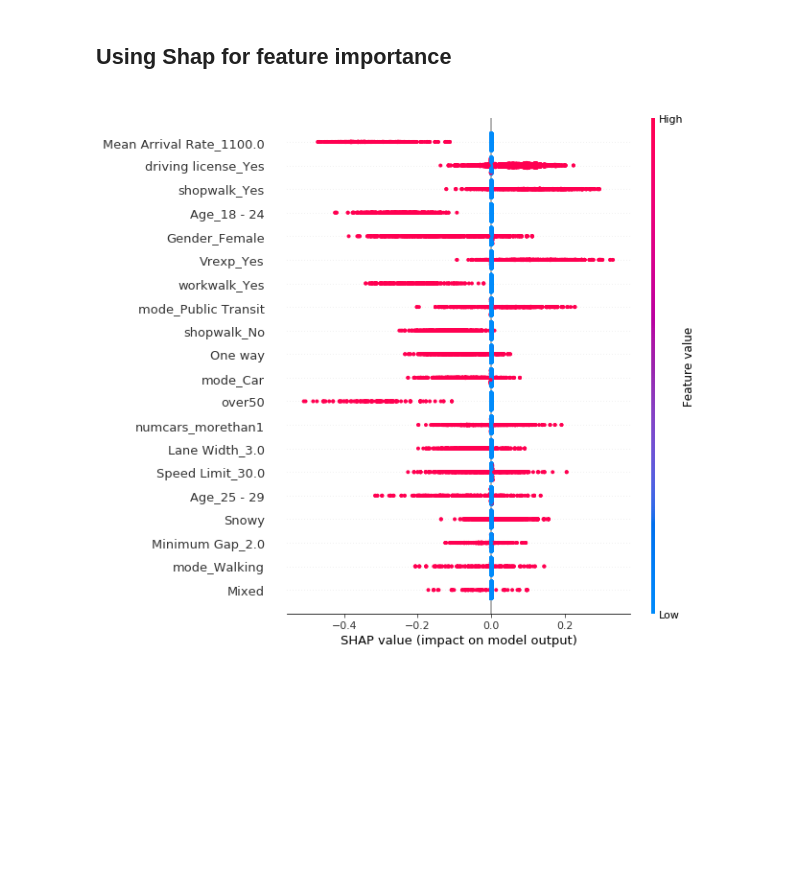
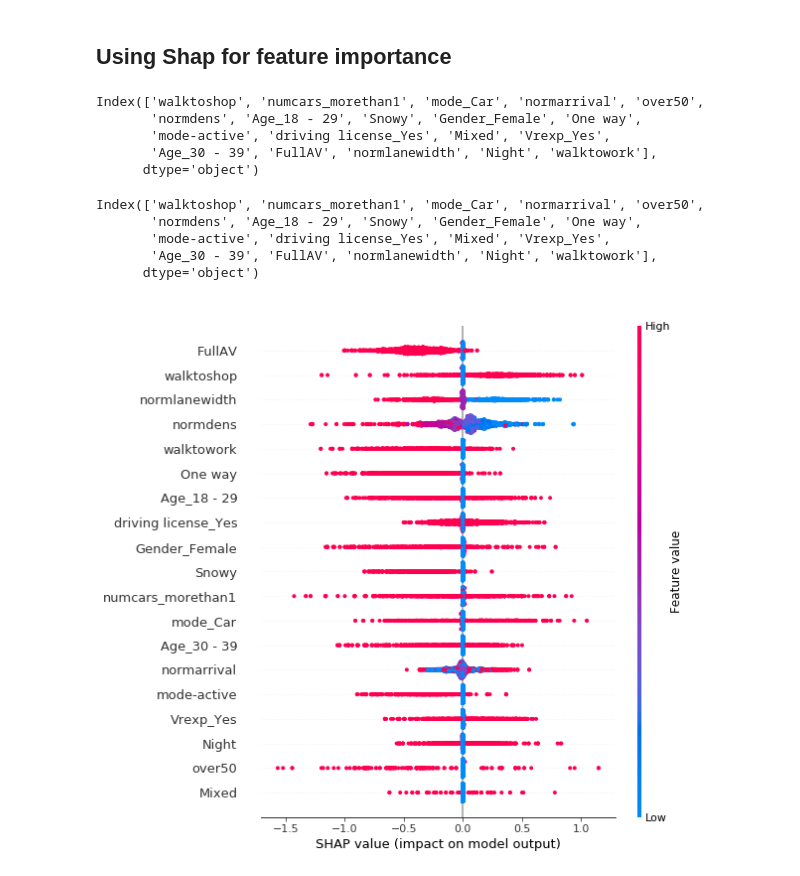
Before and after one commit to arashk1990/ProjectVR, a Jupyter notebook: DeepWait.ipynb, the cells around one changed output. Drawn from its saved outputs; the diff is of its cells as text; code cells hidden in the pictures; blank space fills up the shorter version.

Commit message:
adding continous variables to shap

```diff
--- a/DeepWait.ipynb
+++ b/DeepWait.ipynb
@@ -256,21 +302,16 @@ if 'n_in' in hyperparams:
+# %%
+#choose number of feaures based on best val score
+hyperparams['n_in']=C_IndexList['number of feature'][C_IndexList['validation c-index'].idxmax()]
 # %%
-### Standardizing
-#trainsub_mean = xtrainsub.mean(axis = 0)
-#trainsub_std = xtrainsub.std(axis = 0)
-#xtrainsub = (xtrainsub - trainsub_mean) / trainsub_std
-
+#train the final model:
+NUM_EPOCHS=1000
 trainsub_data=format_to_deepsurv(xtrainsub, ytrainsub)
 trainsub_data['x']=trainsub_data['x'][:,0:hyperparams['n_in']]
-#valsub_mean = xvalsub.mean(axis = 0)
-#valsub_std = xvalsub.std(axis = 0)
-#xvalsub = (xvalsub - valsub_mean) / valsub_std
-
 valsub_data=format_to_deepsurv(xvalsub, yvalsub)
 valsub_data['x']=valsub_data['x'][:,0:hyperparams['n_in']]
-
 network = deep_surv.DeepSurv(**hyperparams)
+metrics = network.train(trainsub_data,valsub_data, n_epochs = NUM_EPOCHS,
+                        update_fn = lasagne.updates.adam, verbose = True)
-# %%
-metrics = network.train(trainsub_data,valsub_data, n_epochs = NUM_EPOCHS, update_fn = lasagne.updates.adam, verbose = True)
 # %%
 network.get_concordance_index(xtest[:,0:hyperparams['n_in']],ytest[:,1],ytest[:,0])
 # %% [output]
@@ -343,14 +373,37 @@ Index(['Mean Arrival Rate_1100.0', 'numcars_morethan1', 'Speed Limit_30.0',
 # %% [markdown]
 ## Using Shap for feature importance
+# %%
+dfxtrainsub.columns
+# %% [output]
+Index(['walktoshop', 'numcars_morethan1', 'mode_Car', 'normarrival', 'over50',
+       'normdens', 'Age_18 - 29', 'Snowy', 'Gender_Female', 'One way',
+       'mode-active', 'driving license_Yes', 'Mixed', 'Vrexp_Yes',
+       'Age_30 - 39', 'FullAV', 'normlanewidth', 'Night', 'walktowork'],
+      dtype='object')
 # %%
 #using train set for interpretability
-dfxtrainsub=pd.DataFrame(xtrain[:,0:hyperparams['n_in']])
-dfxtrainsub.columns=NCtrain.iloc[:,0:hyperparams['n_in']].columns
+dfxtrain=pd.DataFrame(xtrain[:,0:hyperparams['n_in']])
+dfxtrain.columns=NCtrain.iloc[:,0:hyperparams['n_in']].columns
 
-#using zeros as background data
+#seperate binary and continous variables:
+binarycol = ['walktoshop','numcars_morethan1','mode_Car','over50','Age_18 - 29','Snowy',
+           'Gender_Female', 'One way','mode-active', 'driving license_Yes', 'Mixed', 'Vrexp_Yes',
+           'Age_30 - 39', 'FullAV','Night', 'walktowork']
+contcol = ['normarrival','normdens','normlanewidth']
+
+#using zeros as background data for binary variables, and mean value for cont variables
 backgrounddata=pd.DataFrame(np.zeros(hyperparams['n_in'])).T
 backgrounddata.columns=NCtrain.iloc[:,0:hyperparams['n_in']].columns
-
+backgrounddata[contcol]=[(dfxtrain['normarrival']).mean(),
+                         (dfxtrain['normdens']).mean(),(dfxtrain['normlanewidth']).mean()]
 explainer = shap.KernelExplainer(network.predict_risk,backgrounddata)
 shap_values = explainer.shap_values(dfxtrainsub)
+# %%
+dfxtrainsub.columns
+# %% [output]
+Index(['walktoshop', 'numcars_morethan1', 'mode_Car', 'normarrival', 'over50',
+       'normdens', 'Age_18 - 29', 'Snowy', 'Gender_Female', 'One way',
+       'mode-active', 'driving license_Yes', 'Mixed', 'Vrexp_Yes',
+       'Age_30 - 39', 'FullAV', 'normlanewidth', 'Night', 'walktowork'],
+      dtype='object')
 # %%
@@ -377,4 +422,4 @@ features=['Snowy Weather', 'Age between 25 - 29', 'Age between 30 - 39',
 # %%
-shap.summary_plot(shap_values[0], dfxtrainsub,max_display=32)
+shap.summary_plot(shap_values[0], dfxtrainsub,max_display=20)
 # %% [output]
-[figure, old version]
+[figure, new version]
```
Also changed, not shown: parts of 33 cells of this notebook.
